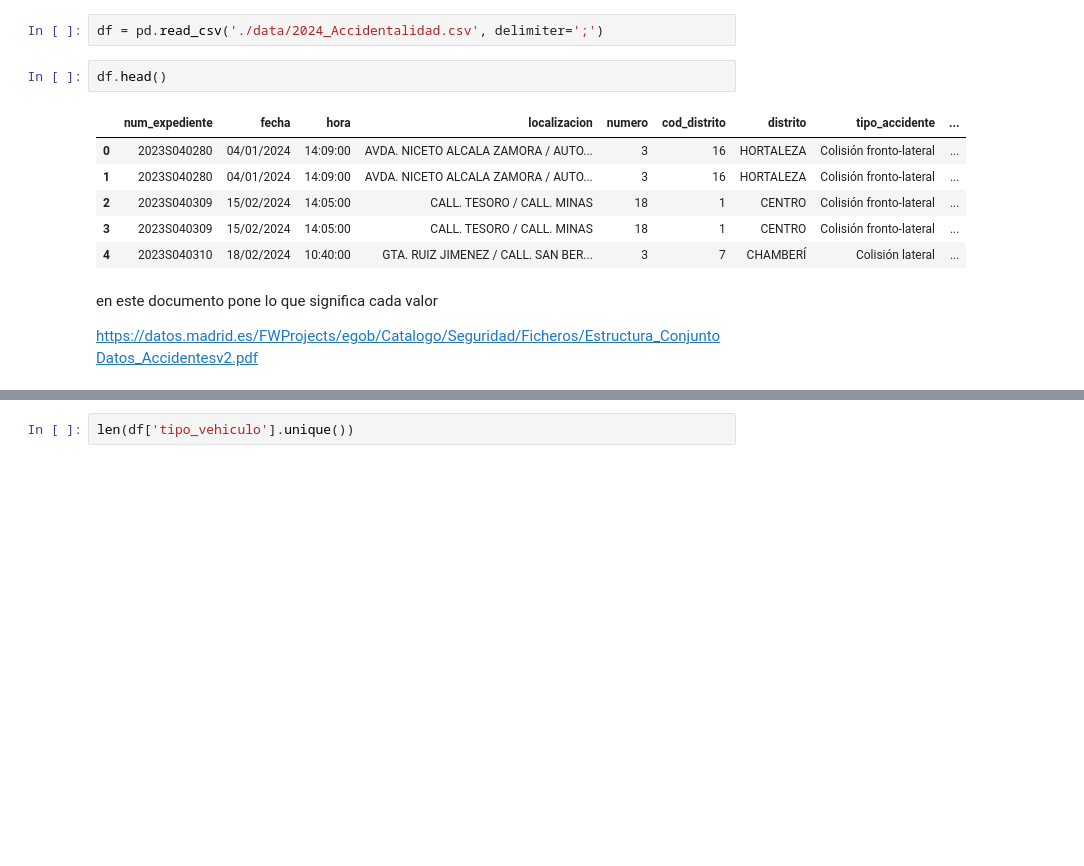
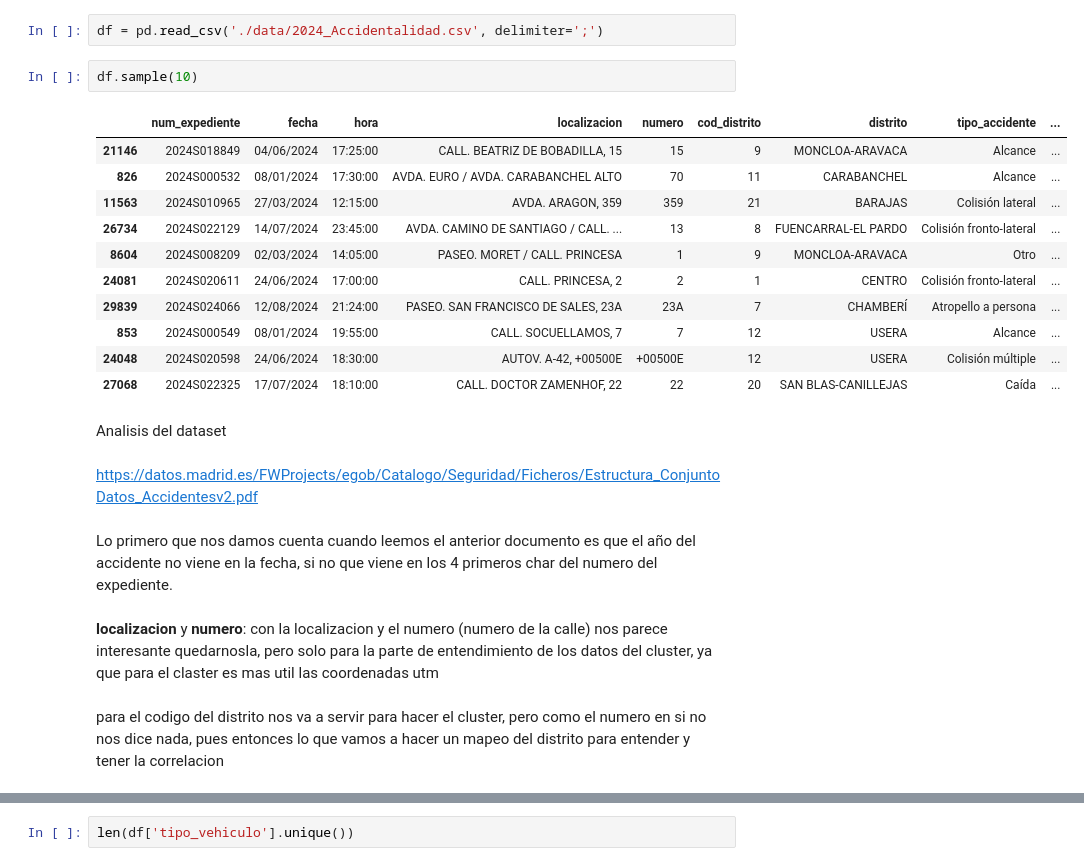
Before and after one commit to AndreesBenitoo/Practica_noSupervisado_Andres_Pedro, a Jupyter notebook: 1_jerarquico.ipynb, the cells around one changed output, grey strips where cells are left out. Drawn from its saved outputs; the diff is of its cells as text; blank space fills up the shorter version.

Commit message:
entendimiento del dataset

```diff
--- a/1_jerarquico.ipynb
+++ b/1_jerarquico.ipynb
@@ -7,16 +7,27 @@ import matplotlib as plt
 import seaborn as sns
 # %%
 df = pd.read_csv('./data/2024_Accidentalidad.csv', delimiter=';')
-# %%
-df.head()
-# %% [output]
-|  | num_expediente | fecha | hora | localizacion | numero | cod_distrito | distrito | tipo_accidente | ... |
-| 0 | 2023S040280 | 04/01/2024 | 14:09:00 | AVDA. NICETO ALCALA ZAMORA / AUTO... | 3 | 16 | HORTALEZA | Colisión fronto-lateral | ... |
-| 1 | 2023S040280 | 04/01/2024 | 14:09:00 | AVDA. NICETO ALCALA ZAMORA / AUTO... | 3 | 16 | HORTALEZA | Colisión fronto-lateral | ... |
-| 2 | 2023S040309 | 15/02/2024 | 14:05:00 | CALL. TESORO / CALL. MINAS | 18 | 1 | CENTRO | Colisión fronto-lateral | ... |
-| 3 | 2023S040309 | 15/02/2024 | 14:05:00 | CALL. TESORO / CALL. MINAS | 18 | 1 | CENTRO | Colisión fronto-lateral | ... |
-| 4 | 2023S040310 | 18/02/2024 | 10:40:00 | GTA. RUIZ JIMENEZ / CALL. SAN BER... | 3 | 7 | CHAMBERÍ | Colisión lateral | ... |
+# %%
+df.sample(10)
+# %% [output]
+|  | num_expediente | fecha | hora | localizacion | numero | cod_distrito | distrito | tipo_accidente | ... |
+| 21146 | 2024S018849 | 04/06/2024 | 17:25:00 | CALL. BEATRIZ DE BOBADILLA, 15 | 15 | 9 | MONCLOA-ARAVACA | Alcance | ... |
+| 826 | 2024S000532 | 08/01/2024 | 17:30:00 | AVDA. EURO / AVDA. CARABANCHEL ALTO | 70 | 11 | CARABANCHEL | Alcance | ... |
+| 11563 | 2024S010965 | 27/03/2024 | 12:15:00 | AVDA. ARAGON, 359 | 359 | 21 | BARAJAS | Colisión lateral | ... |
+| 26734 | 2024S022129 | 14/07/2024 | 23:45:00 | AVDA. CAMINO DE SANTIAGO / CALL. ... | 13 | 8 | FUENCARRAL-EL PARDO | Colisión fronto-lateral | ... |
+| 8604 | 2024S008209 | 02/03/2024 | 14:05:00 | PASEO. MORET / CALL. PRINCESA | 1 | 9 | MONCLOA-ARAVACA | Otro | ... |
+| 24081 | 2024S020611 | 24/06/2024 | 17:00:00 | CALL. PRINCESA, 2 | 2 | 1 | CENTRO | Colisión fronto-lateral | ... |
+| 29839 | 2024S024066 | 12/08/2024 | 21:24:00 | PASEO. SAN FRANCISCO DE SALES, 23A | 23A | 7 | CHAMBERÍ | Atropello a persona | ... |
+| 853 | 2024S000549 | 08/01/2024 | 19:55:00 | CALL. SOCUELLAMOS, 7 | 7 | 12 | USERA | Alcance | ... |
+| 24048 | 2024S020598 | 24/06/2024 | 18:30:00 | AUTOV. A-42, +00500E | +00500E | 12 | USERA | Colisión múltiple | ... |
+| 27068 | 2024S022325 | 17/07/2024 | 18:10:00 | CALL. DOCTOR ZAMENHOF, 22 | 22 | 20 | SAN BLAS-CANILLEJAS | Caída | ... |
+# %% [markdown]
+Analisis del dataset
 # %% [markdown]
-en este documento pone lo que significa cada valor
-
 https://datos.madrid.es/FWProjects/egob/Catalogo/Seguridad/Ficheros/Estructura_ConjuntoDatos_Accidentesv2.pdf
+# %% [markdown]
+Lo primero que nos damos cuenta cuando leemos el anterior documento es que el año del accidente no viene en la fecha, si no que viene en los 4 primeros char del numero del expediente.
+# %% [markdown]
+**localizacion** y **numero**: con la localizacion y el numero (numero de la calle) nos parece interesante quedarnosla, pero solo para la parte de entendimiento de los datos del cluster, ya que para el claster es mas util las coordenadas utm
+# %% [markdown]
+para el codigo del distrito nos va a servir para hacer el cluster, pero como el numero en si no nos dice nada, pues entonces lo que vamos a hacer un mapeo del distrito para entender y tener la correlacion
```
Also changed, not shown: parts of 14 cells of this notebook, 1 other file.
